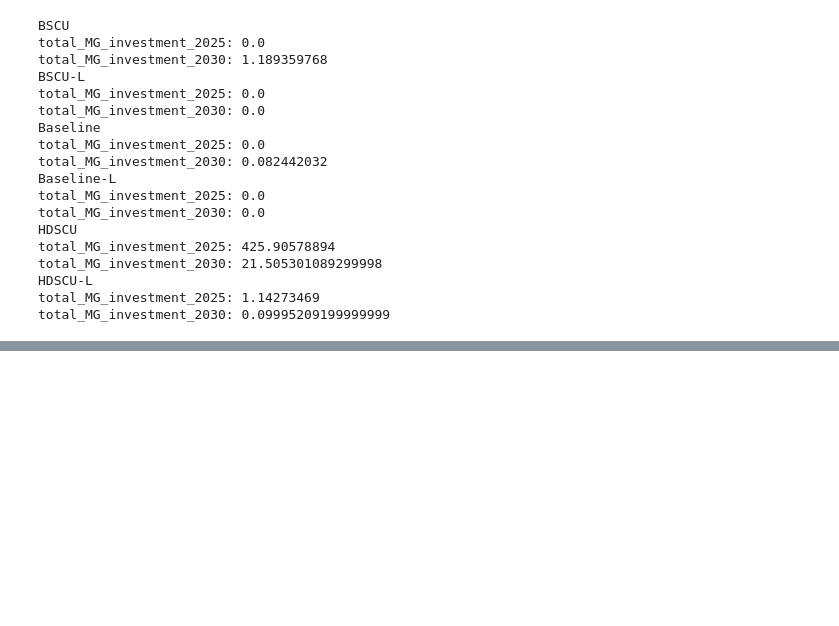
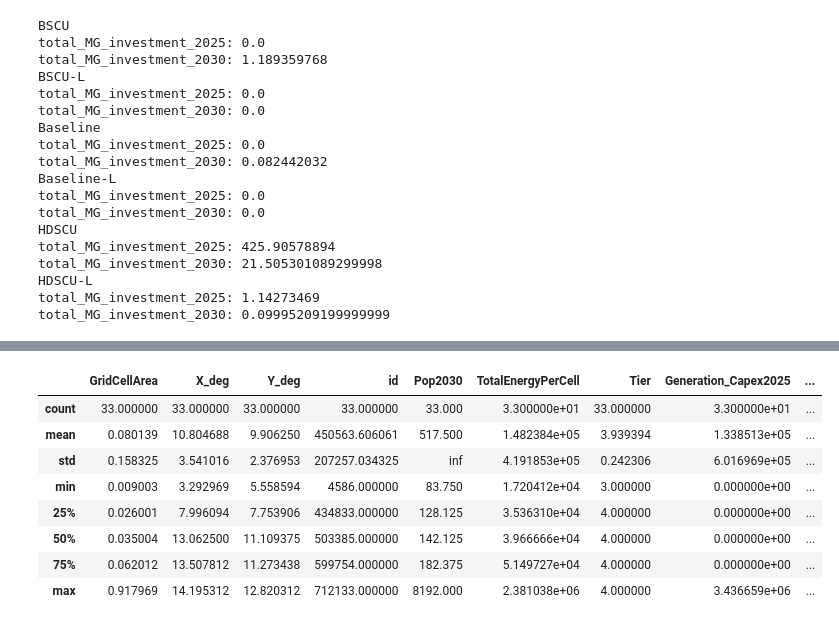
Before and after one commit to GEP-Bioenergy/gep_bio, a Jupyter notebook: checks.ipynb, the cells around one changed output, grey strips where cells are left out. Cells and saved outputs as stored; diff of their text form; code cells hidden in the pictures; blank space fills up the shorter version.

```diff
--- a/checks.ipynb
+++ b/checks.ipynb
@@ -98,0 +114,33 @@ total_MG_investment_2030: 0.09995209199999999
+# %%
+fields =["GridCellArea","Admin1","Tier","X_deg","Y_deg","id","Pop2030","TotalEnergyPerCell","MinimumOverall2030","MinimumOverallLCOE2030",              "WindHybridGenLCOE2030", "PVHybridGenLCOE2030", "MG_Hydro2030", "Generation_Capex2030", "Generation_Capex2025",
+         "MGDieselFuelCost2030","WindHybridDieselConsumption2030", "PVHybridDieselConsumption2030"]
+
+data_types_conversion_numeric = {
+                                "GridCellArea": np.float16,
+                                "X_deg": np.float16,
+                                "Y_deg": np.float16,
+                                "Pop2030": np.float16,
+                                "MinimumOverallLCOE2030": np.float16,
+                                "Tier": np.int16,
+                                "Admin1": "category",
+                                "MinimumOverall2030": "category"
+                                }
+
+sub_data = pd.read_csv(scenario_file, dtype=data_types_conversion_numeric, skipinitialspace=True, usecols=fields)
+
+# Drop non mini-grids
+sub_data = sub_data.drop(sub_data[(sub_data.MinimumOverall2030 == 'Grid2030') | (sub_data.MinimumOverall2030 == 'SA_PV2030')].index)
+# %%
+sub_data = sub_data[(sub_data.MinimumOverall2030 == 'MG_Hydro2030')]
+# %%
+sub_data[(sub_data.MinimumOverallLCOE2030 < 0.28)].describe()
+# %% [output]
+|  | GridCellArea | X_deg | Y_deg | id | Pop2030 | TotalEnergyPerCell | Tier | Generation_Capex2025 | ... |
+| count | 33.000000 | 33.000000 | 33.000000 | 33.000000 | 33.000 | 3.300000e+01 | 33.000000 | 3.300000e+01 | ... |
+| mean | 0.080139 | 10.804688 | 9.906250 | 450563.606061 | 517.500 | 1.482384e+05 | 3.939394 | 1.338513e+05 | ... |
+| std | 0.158325 | 3.541016 | 2.376953 | 207257.034325 | inf | 4.191853e+05 | 0.242306 | 6.016969e+05 | ... |
+| min | 0.009003 | 3.292969 | 5.558594 | 4586.000000 | 83.750 | 1.720412e+04 | 3.000000 | 0.000000e+00 | ... |
+| 25% | 0.026001 | 7.996094 | 7.753906 | 434833.000000 | 128.125 | 3.536310e+04 | 4.000000 | 0.000000e+00 | ... |
+| 50% | 0.035004 | 13.062500 | 11.109375 | 503385.000000 | 142.125 | 3.966666e+04 | 4.000000 | 0.000000e+00 | ... |
+| 75% | 0.062012 | 13.507812 | 11.273438 | 599754.000000 | 182.375 | 5.149727e+04 | 4.000000 | 0.000000e+00 | ... |
+| max | 0.917969 | 14.195312 | 12.820312 | 712133.000000 | 8192.000 | 2.381038e+06 | 4.000000 | 3.436659e+06 | ... |
```
Also changed, not shown: parts of 8 cells of this notebook, 3 other files.
